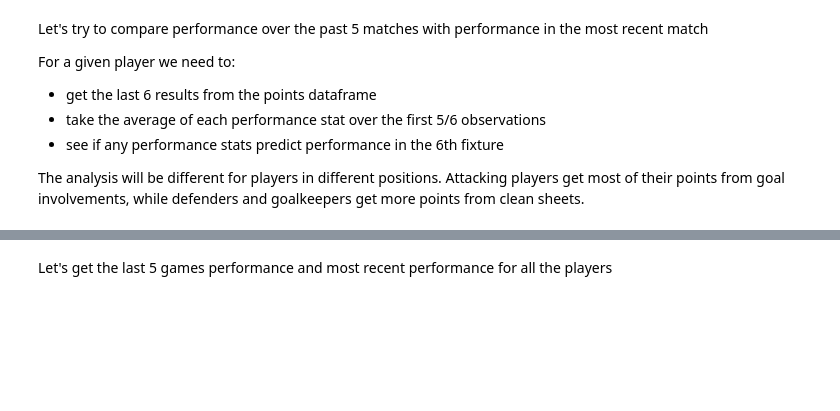
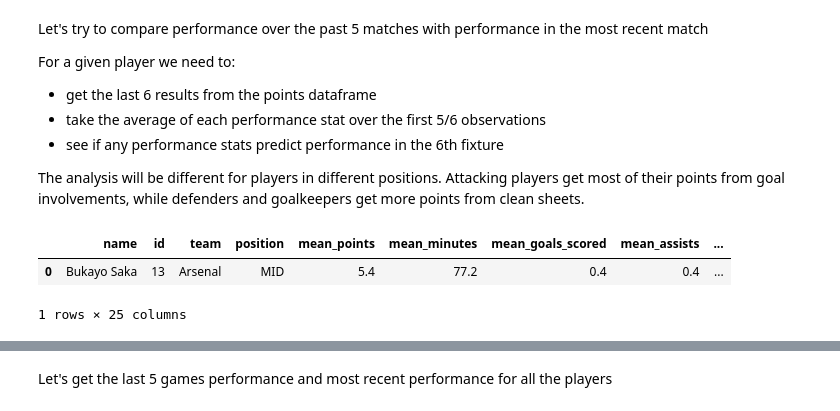
Before and after one commit to hakkd/predictFPL, a Jupyter notebook: EPL_plyr_perform_last_5.ipynb, the cells around one changed output, grey strips where cells are left out. Cells and saved outputs as stored; diff of their text form; code cells hidden in the pictures; blank space fills up the shorter version.

```diff
--- a/EPL_plyr_perform_last_5.ipynb
+++ b/EPL_plyr_perform_last_5.ipynb
@@ -471,34 +498,40 @@ def last_5_player(df, player_id):
     d = {'name': last_5['full_name'].iloc[0],
          'id': last_5['id_player'].iloc[0],
          'team': last_5['team'].iloc[0],
         'position': last_5['position'].iloc[0],
         'mean_points': last_5['total_points'].mean(),
         'mean_minutes': last_5['minutes'].mean(),
         'mean_goals_scored': last_5['goals_scored'].mean(),
         'mean_assists': last_5['assists'].mean(),
         'mean_clean_sheets': last_5['clean_sheets'].mean(),
         'mean_goals_conceded': last_5['goals_conceded'].mean(),
         'mean_own_goals': last_5['own_goals'].mean(),
         'mean_saves': last_5['saves'].mean(),
         'mean_bonus': last_5['bonus'].mean(),
         'mean_bps': last_5['bps'].mean(),
         'mean_influence': last_5['influence'].mean(),
         'mean_creativity': last_5['creativity'].mean(),
         'mean_threat': last_5['threat'].mean(),
         'mean_ict': last_5['ict_index'].mean(),
         'mean_xg': last_5['expected_goals'].mean(),
         'mean_xa': last_5['expected_assists'].mean(),
         'mean_xgi': last_5['expected_goal_involvements'].mean(),
-        'mean_xgc': last_5['expected_goals_conceded'].mean(),}
+        'mean_xgc': last_5['expected_goals_conceded'].mean(),
+        'mean_opp_att': last_5['opp_att_strength'].mean(),
+        'mean_opp_def': last_5['opp_def_strength'].mean()}
 
     last_5_mean = pd.DataFrame(data = d, index = [0])
 
     last_5_mean['latest_points'] = recent.iloc[0]
 
     return last_5_mean
 
 # test for Bukayo Saka (id = 13)
 last_5_player(points_select, 13)
+# %% [output]
+|  | name | id | team | position | mean_points | mean_minutes | mean_goals_scored | mean_assists | ... |
+| 0 | Bukayo Saka | 13 | Arsenal | MID | 5.4 | 77.2 | 0.4 | 0.4 | ... |
+1 rows × 25 columns
 # %%
 def last_5_all(df):
     ''' get last mean stats for all players in df over the last 5 fixtures
```
Also changed, not shown: parts of 13 cells of this notebook.
